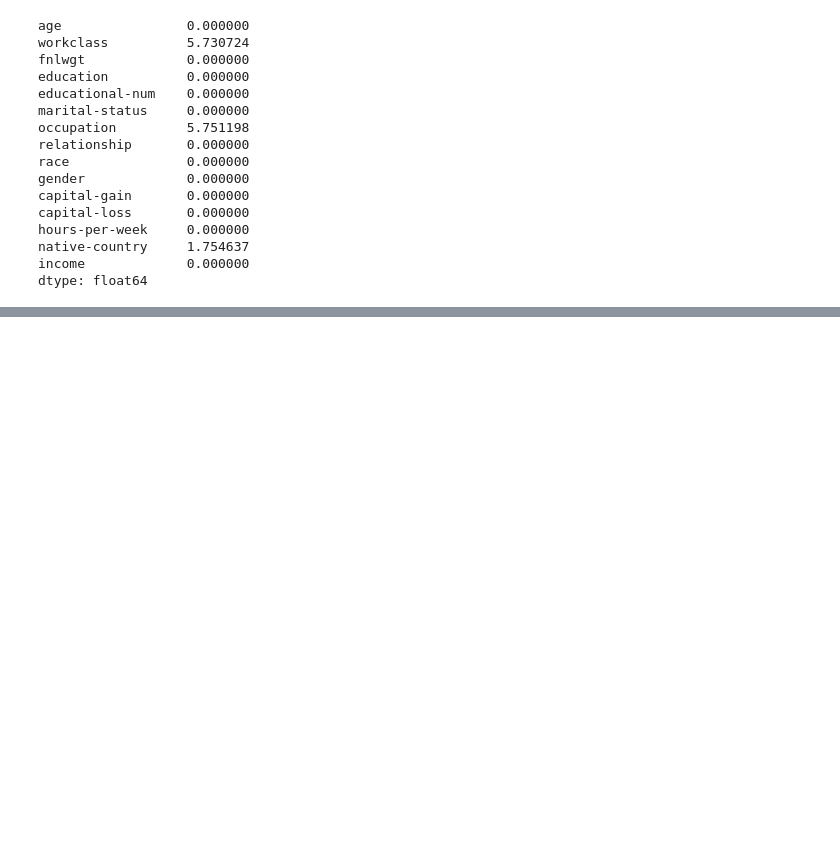
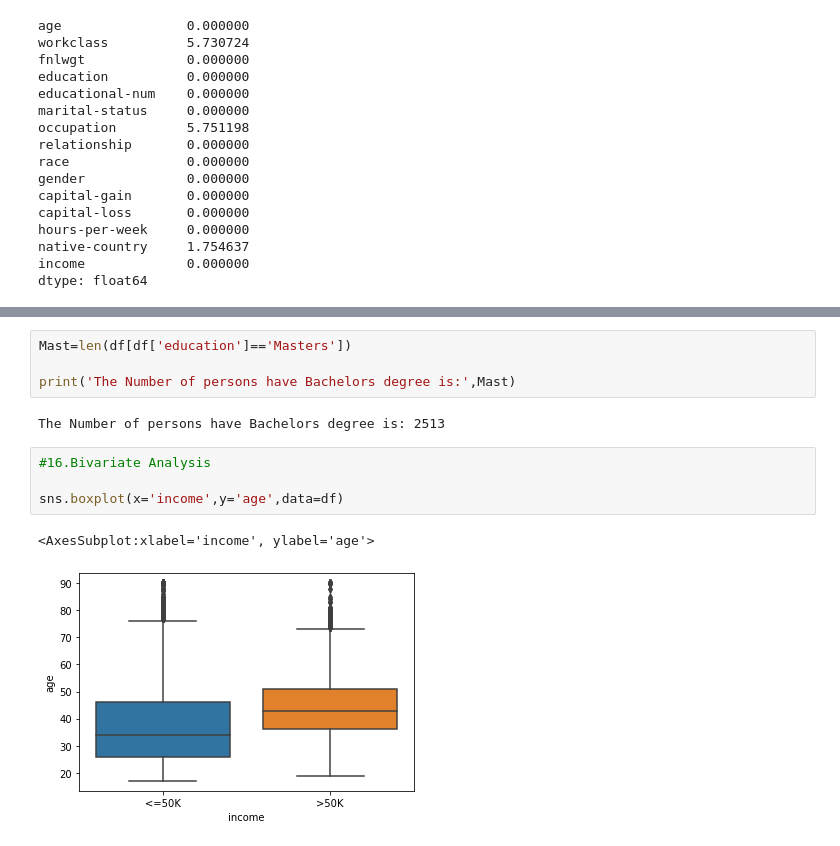
Before and after one commit to Kansalrahul/Pandas, a Jupyter notebook: Pandas Project Case Study.ipynb, the cells around one changed output, grey strips where cells are left out. Saved outputs shown, nothing was run; the diff lists cells and outputs as text; blank space fills up the shorter version.

```diff
--- a/Pandas Project Case Study.ipynb
+++ b/Pandas Project Case Study.ipynb
@@ -277,0 +356,13 @@ df.drop(['educational-num','capital-gain','capital-loss'],axis=1)
+# %%
+Mast=len(df[df['education']=='Masters'])
+
+print('The Number of persons have Bachelors degree is:',Mast)
+# %% [output]
+The Number of persons have Bachelors degree is: 2513
+# %%
+#16.Bivariate Analysis
+
+sns.boxplot(x='income',y='age',data=df)
+# %% [output]
+<AxesSubplot:xlabel='income', ylabel='age'>
+[figure, added]
```
Also changed, not shown: parts of 34 cells of this notebook.
